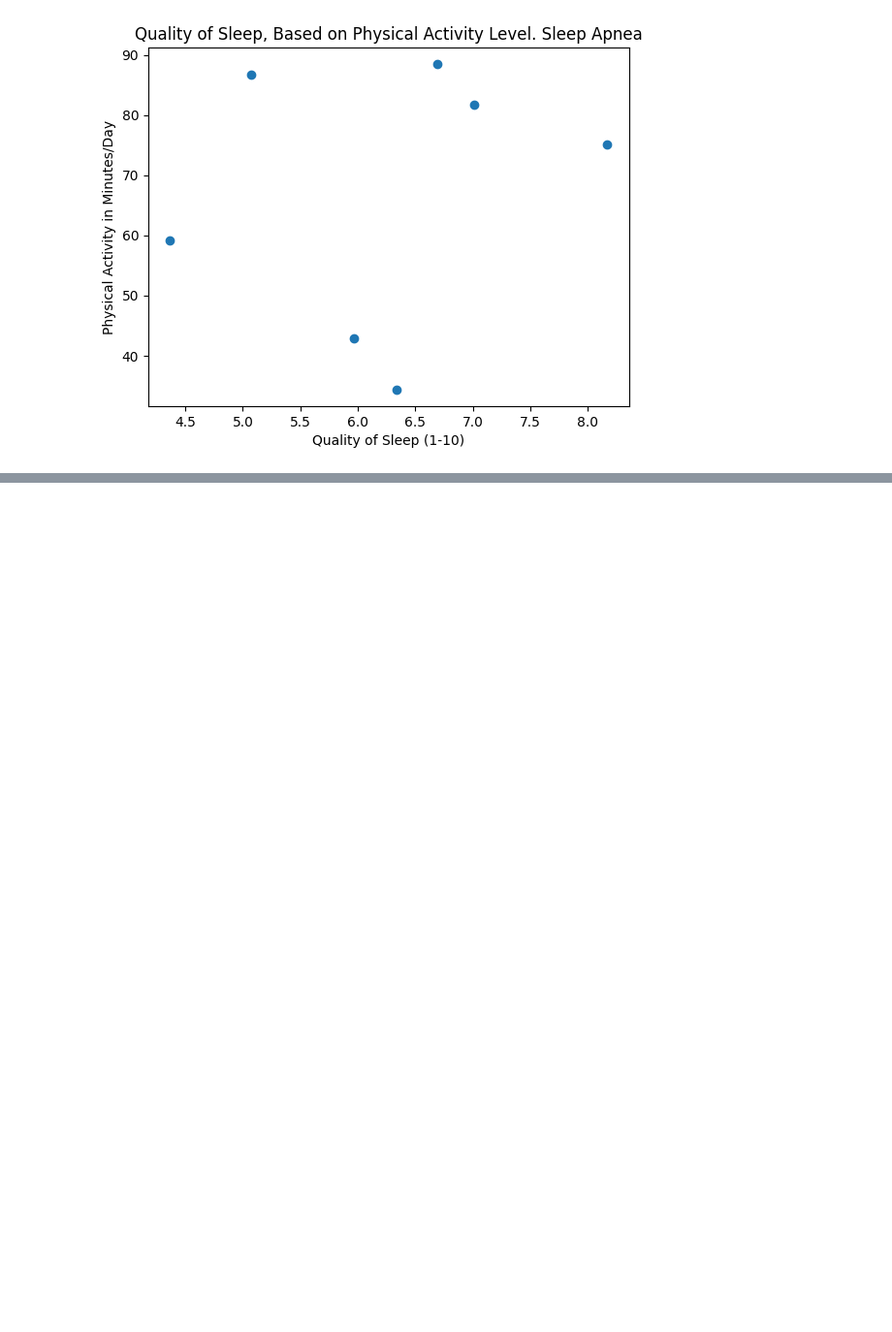
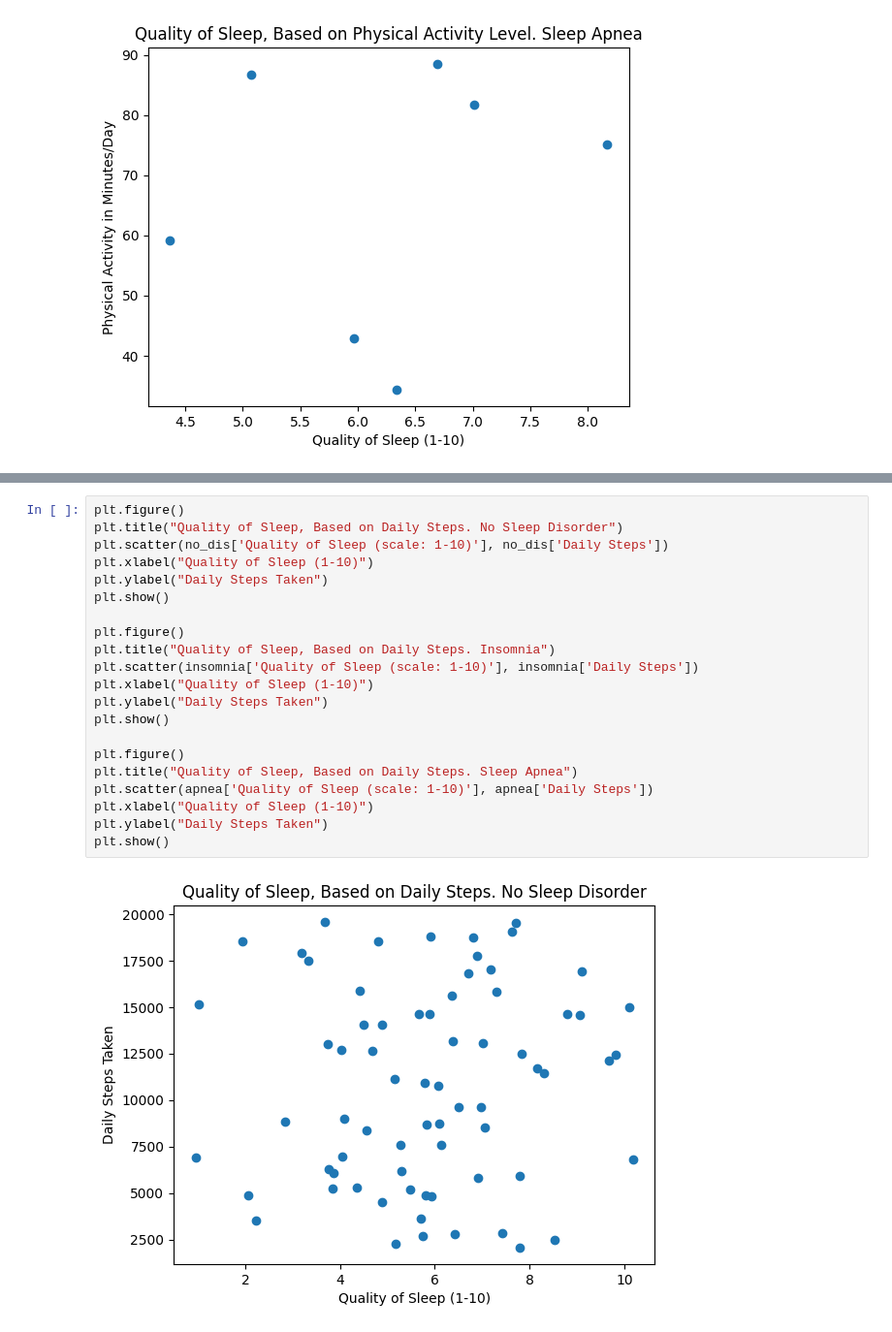
Before and after one commit to MikeyMorg/SemProjectTheSecond, a Jupyter notebook: src/SemProj.ipynb, the cells around one changed output, grey strips where cells are left out. Shown at 97% size. Cells and saved outputs as stored; diff of their text form; blank space fills up the shorter version.

```diff
--- a/src/SemProj.ipynb
+++ b/src/SemProj.ipynb
@@ -334,0 +360,23 @@ plt.show()
+# %%
+plt.figure()
+plt.title("Quality of Sleep, Based on Daily Steps. No Sleep Disorder")
+plt.scatter(no_dis['Quality of Sleep (scale: 1-10)'], no_dis['Daily Steps'])
+plt.xlabel("Quality of Sleep (1-10)")
+plt.ylabel("Daily Steps Taken")
+plt.show()
+
+plt.figure()
+plt.title("Quality of Sleep, Based on Daily Steps. Insomnia")
+plt.scatter(insomnia['Quality of Sleep (scale: 1-10)'], insomnia['Daily Steps'])
+plt.xlabel("Quality of Sleep (1-10)")
+plt.ylabel("Daily Steps Taken")
+plt.show()
+
+plt.figure()
+plt.title("Quality of Sleep, Based on Daily Steps. Sleep Apnea")
+plt.scatter(apnea['Quality of Sleep (scale: 1-10)'], apnea['Daily Steps'])
+plt.xlabel("Quality of Sleep (1-10)")
+plt.ylabel("Daily Steps Taken")
+plt.show()
+# %% [output]
+[figure, added]
```
Also changed, not shown: parts of 2 cells of this notebook.
